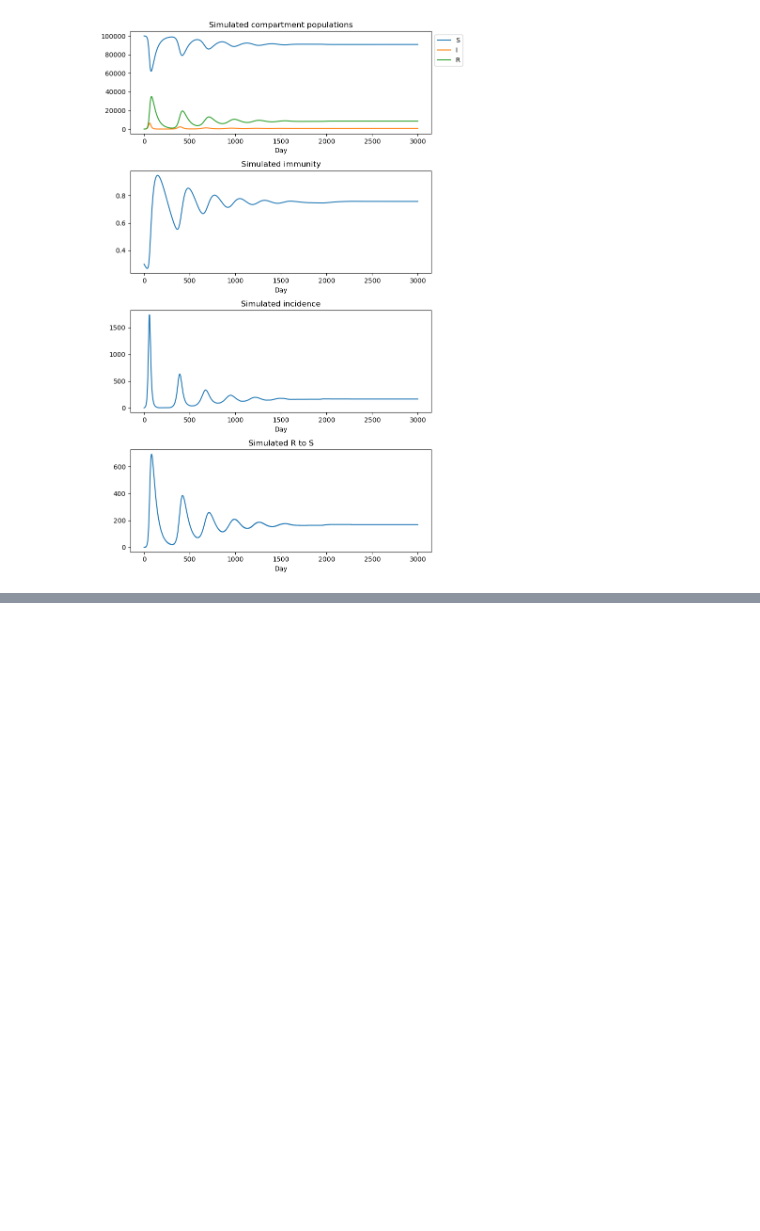
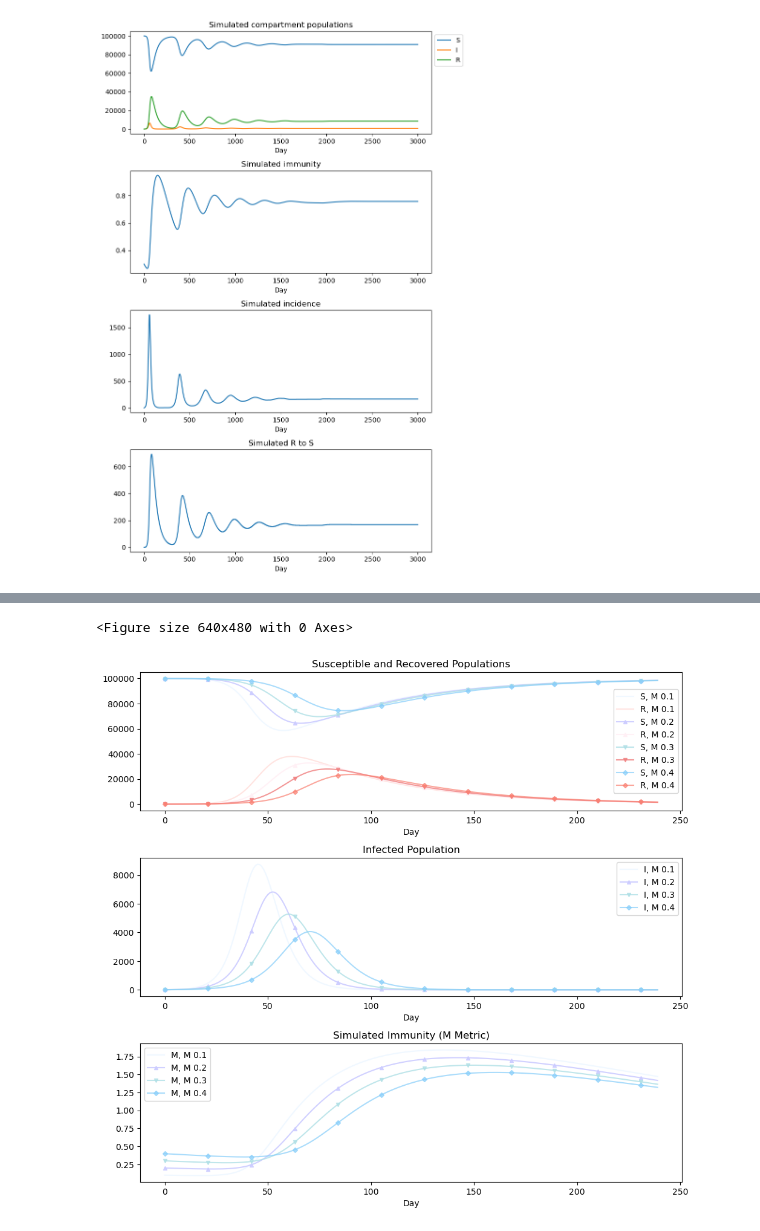
Before and after one commit to LP-relaxation/CLT_BaseModel, a Jupyter notebook: toy_immunity_demo.ipynb, the cells around one changed output, grey strips where cells are left out. Drawn from its saved outputs; the diff is of its cells as text; code cells hidden in the pictures; blank space fills up the shorter version.

```diff
--- a/toy_immunity_demo.ipynb
+++ b/toy_immunity_demo.ipynb
@@ -409,0 +548,9 @@ ToyImmunitySubpopParams(num_age_groups=1,
+# %%
+model.reset_simulation()
+
+model.params.beta = 0.5
+
+changing_param_val_graph(model, "init_cond", "M", [0.1, 0.2, 0.3, 0.4])
+# %% [output]
+<Figure size 640x480 with 0 Axes>
+[figure, added]
```
Also changed, not shown: parts of 7 cells of this notebook.
